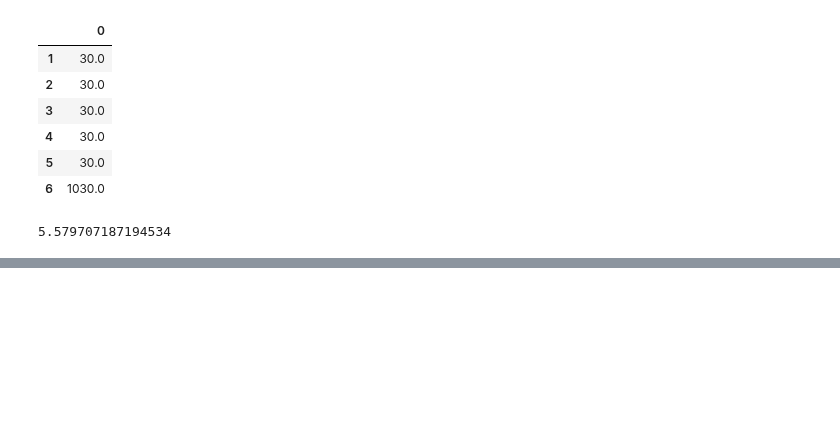
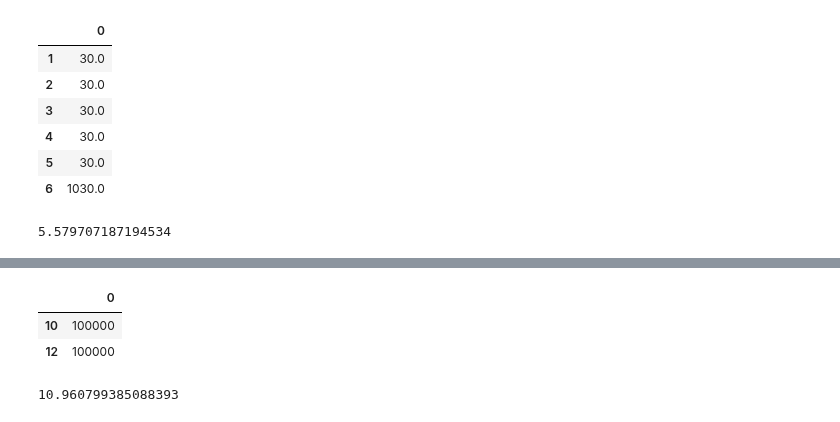
Before and after one commit to z4ir3/finance-courses, a Jupyter notebook: week-4.ipynb, the cells around one changed output, grey strips where cells are left out. Saved outputs shown, nothing was run; the diff lists cells and outputs as text; code cells hidden in the pictures; blank space fills up the shorter version.

```diff
--- a/week-4.ipynb
+++ b/week-4.ipynb
@@ -666,0 +703,13 @@ macd
+# %%
+liability_rate = 0.04
+L = pd.DataFrame([100000, 100000], index=[10,12])
+L
+# %% [output]
+|  | 0 |
+| 10 | 100000 |
+| 12 | 100000 |
+# %%
+macd = erk.mac_duration(L, 0.04)
+macd
+# %% [output]
+10.960799385088393
```
Also changed, not shown: parts of 22 cells of this notebook.
